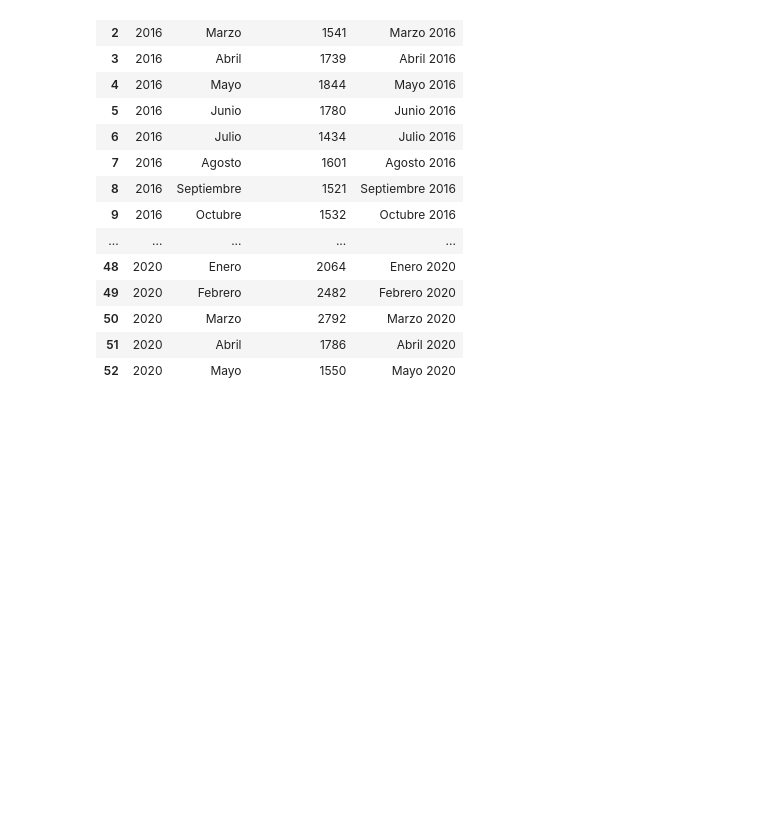
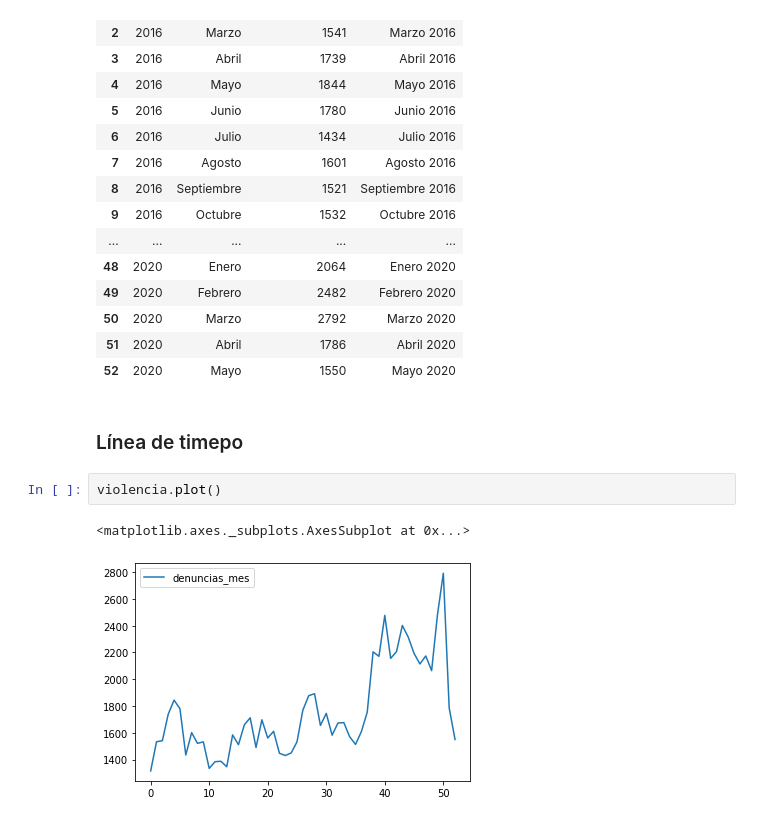
Before and after one commit to prope-2020-gh-classroom/practica-final-por-equipos-verano-2020-itam-patyua, a Jupyter notebook: Descriptivos.ipynb, the cells around one changed output. Saved outputs shown, nothing was run; the diff lists cells and outputs as text; blank space fills up the shorter version.

```diff
--- a/Descriptivos.ipynb
+++ b/Descriptivos.ipynb
@@ -38,6 +39,13 @@ violencia
 | 50 | 2020 | Marzo | 2792 | Marzo 2020 |
 | 51 | 2020 | Abril | 1786 | Abril 2020 |
 | 52 | 2020 | Mayo | 1550 | Mayo 2020 |
+# %% [markdown]
+### Línea  de timepo
+# %%
+violencia.plot()
+# %% [output]
+<matplotlib.axes._subplots.AxesSubplot at 0x...>
+[figure, added]
 # %%
 fig = plt.figure(figsize=(15, 5))
 plt.plot(violencia['fecha'],violencia['denuncias_mes'])
```
Also changed, not shown: parts of 9 cells of this notebook.
